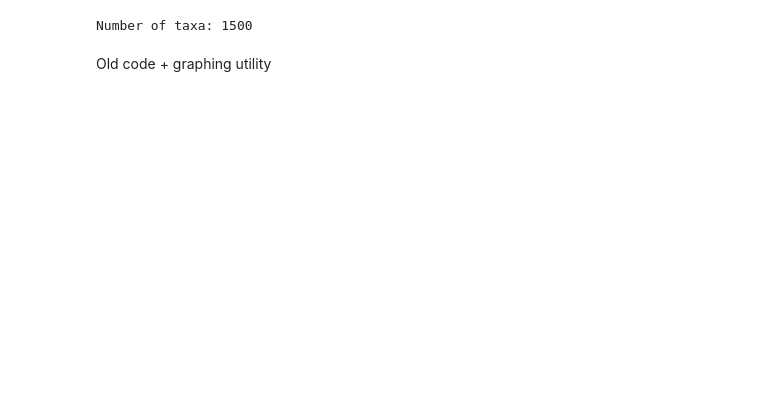
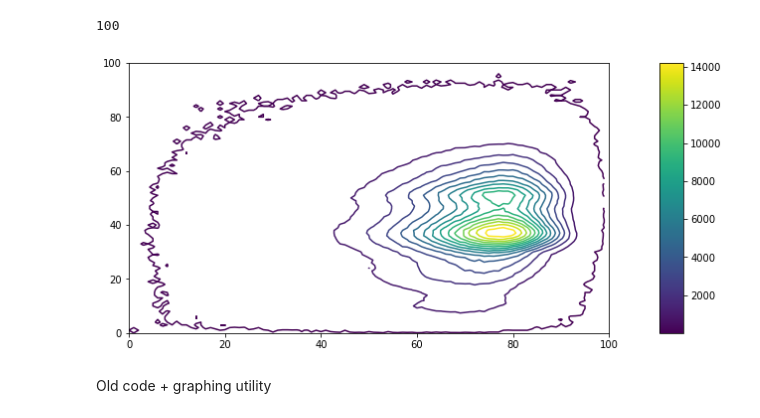
Before and after one commit to kiti15237/quality_vectors, a Jupyter notebook: Biofilter-AG.ipynb, the cells around one changed output. Cells and saved outputs as stored; diff of their text form; code cells hidden in the pictures; blank space fills up the shorter version.

Commit message:
plots for cgrb conference poster

```diff
--- a/Biofilter-AG.ipynb
+++ b/Biofilter-AG.ipynb
@@ -44,0 +33,5 @@ qual_vecs.head()
+# %%
+f = open("data/AG_new/allbodysites/qual_vecs.obj", "rb")
+qual_vecs = pickle.load(f)
+f.close()
+qual_vecs.head()
@@ -82,11 +147,30 @@ KeyError: 'None of [[     86    1395    1410 ... 4484352 4484382 4484389]] are i
+# %%
+f = open("data/AG_new/allbodysites/phy_dists_match.obj", "rb")
+phy_dists_match = pickle.load(f)
+f.close()
+
+f = open("data/AG_new/allbodysites/qual_vecs_dists.obj", "rb")
+qual_vec_dists = pickle.load(f)
+f.close()
 # %%
 #Pick 1000 random rows
-rand_row = np.random.choice(range(phy_dists.shape[0]), 10000)
-phy_dists_small = phy_dists.iloc[rand_row, :]
+rand_row = np.random.choice(range(phy_dists_match.shape[0]), 5000)
+phy_dists_small = phy_dists_match.iloc[rand_row, :]
 qual_dists_small = qual_vec_dists.iloc[rand_row, :]
-taxa = phy_dists_small.index.values
 # %%
 #Turn matrices into vectors
 phy_dists_vec = np.array([i for sublist in np.array(phy_dists_small) for i in sublist])
 qual_dists_vec = np.array([i for sublist in np.array(qual_dists_small) for i in sublist])
 taxa_pairs = np.array([(i, j) for i in phy_dists_small.index.values for j in phy_dists_small.columns.values])
+# %%
+#Find na values and remove from all lists
+import math
+na_inds = np.argwhere(np.isnan(phy_dists_vec))
+phy_dists_vec = np.delete(phy_dists_vec, na_inds)
+qual_dists_vec = np.delete(qual_dists_vec, na_inds)
+taxa_pairs = np.delete(taxa_pairs, na_inds)
+# %%
+plotCorrelationContour(qual_dists_vec, phy_dists_vec)
+# %% [output]
+100
+[figure, added]
@@ -123,8 +222,6 @@ while numFeaturesSelected < numFeatures:
     i = i + 1
 
 print("Number of taxa: " + str(len(taxa_keep)))
-# %% [output]
-Number of taxa: 1500
 # %%
 
 file = open("feature_selection/taxa_lowphy_highcos.obj", "wb")
```
Also changed, not shown: parts of 29 cells of this notebook, 5 other files.
